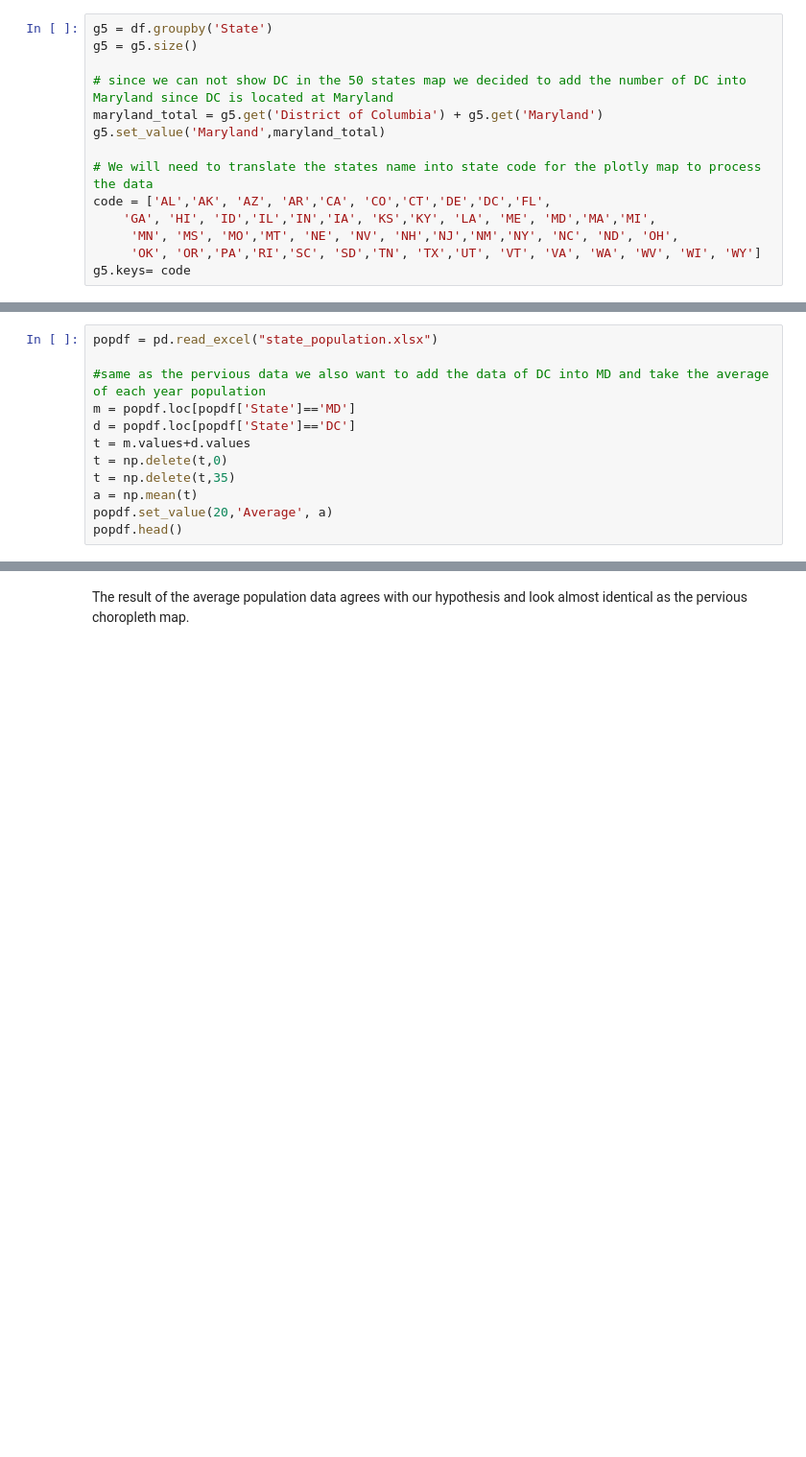
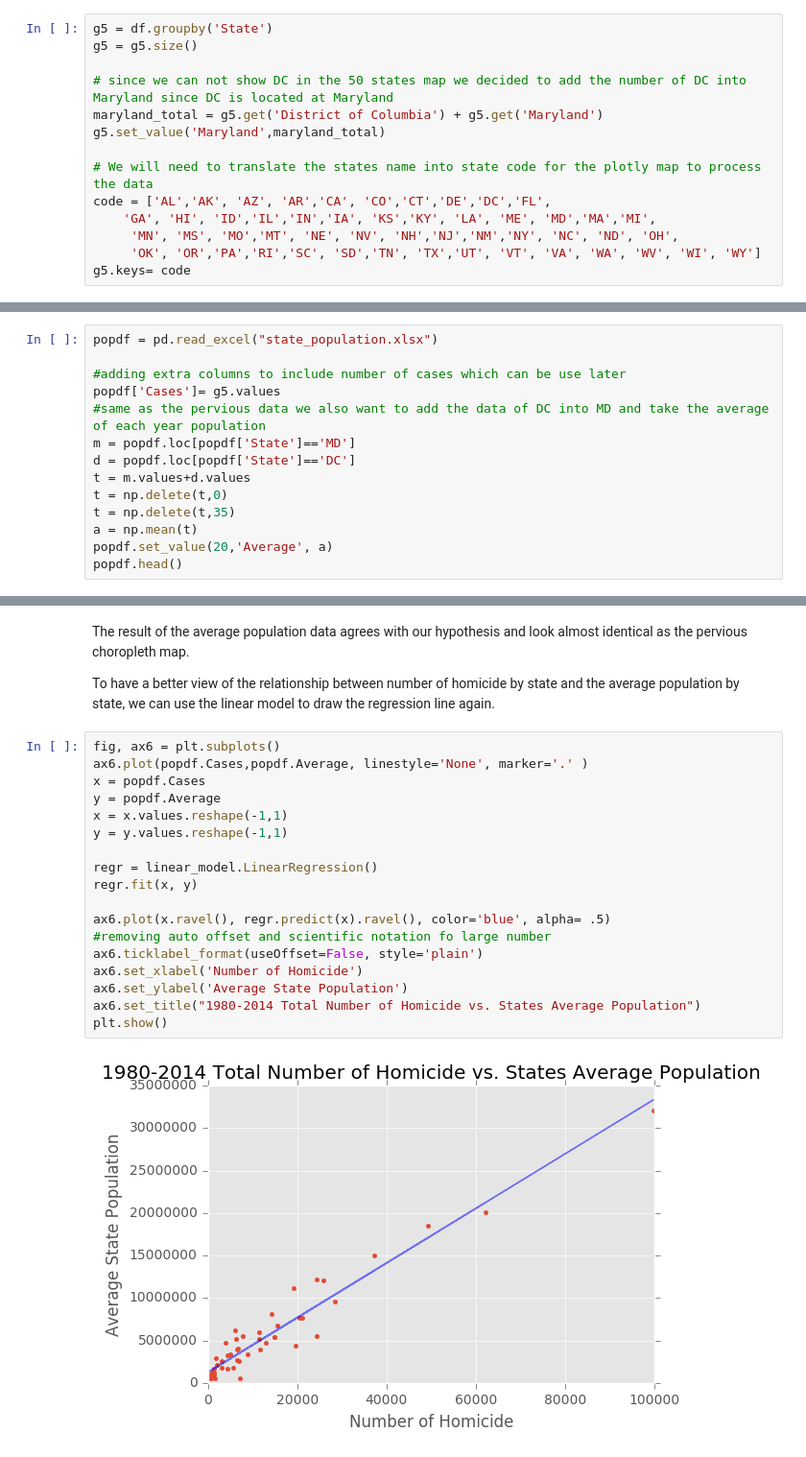
Before and after one commit to nicole72382/nicole72382.github.io, a Jupyter notebook: Final Tutorial.ipynb, the cells around one changed output, grey strips where cells are left out. Shown at 96% size. Drawn from its saved outputs; the diff is of its cells as text; blank space fills up the shorter version.

```diff
--- a/Final Tutorial.ipynb
+++ b/Final Tutorial.ipynb
@@ -225,6 +243,8 @@ The data was maintain by gather state population each year from 1980 to 2014 man
 # %%
 popdf = pd.read_excel("state_population.xlsx")
 
+#adding extra columns to include number of cases which can be use later
+popdf['Cases']= g5.values
 #same as the pervious data we also want to add the data of DC into MD and take the average of each year population
 m = popdf.loc[popdf['State']=='MD']
 d = popdf.loc[popdf['State']=='DC']
@@ -280,3 +300,25 @@ plotly.offline.iplot( fig )
 [interactive output not drawn]
 # %% [markdown]
 The result of the average population data agrees with our hypothesis and look almost identical as the pervious choropleth map.
+
+To have a better view of the relationship between number of homicide by state and the average population by state, we can use the linear model to draw the regression line again.
+# %%
+fig, ax6 = plt.subplots()
+ax6.plot(popdf.Cases,popdf.Average, linestyle='None', marker='.' )
+x = popdf.Cases
+y = popdf.Average
+x = x.values.reshape(-1,1)
+y = y.values.reshape(-1,1)
+
+regr = linear_model.LinearRegression()
+regr.fit(x, y)
+
+ax6.plot(x.ravel(), regr.predict(x).ravel(), color='blue', alpha= .5)
+#removing auto offset and scientific notation fo large number
+ax6.ticklabel_format(useOffset=False, style='plain')
+ax6.set_xlabel('Number of Homicide')
+ax6.set_ylabel('Average State Population')
+ax6.set_title("1980-2014 Total Number of Homicide vs. States Average Population")
+plt.show()
+# %% [output]
+[figure, added]
```
Also changed, not shown: parts of 9 cells of this notebook.
